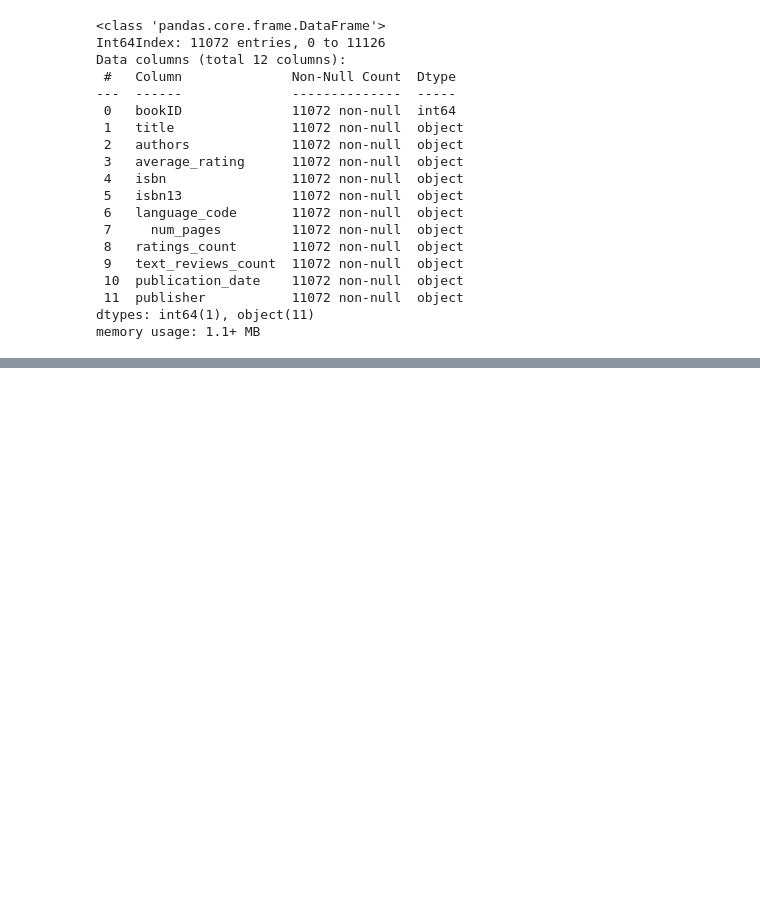
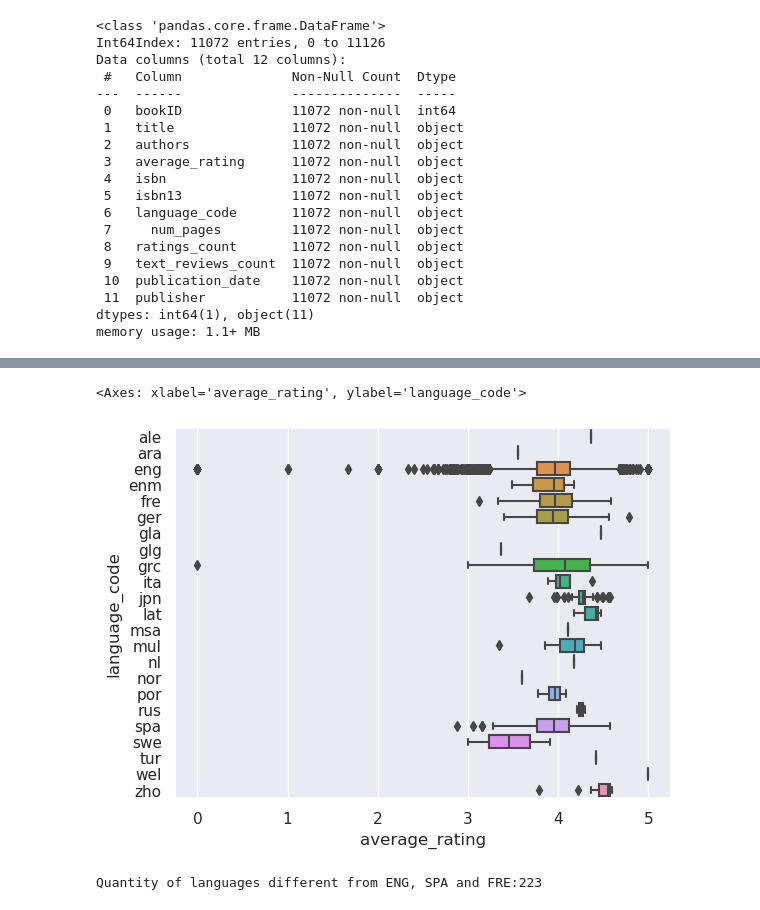
Before and after one commit to rhowsane/viet-goodreads, a Jupyter notebook: goodreads_ratings.ipynb, the cells around one changed output, grey strips where cells are left out. Cells and saved outputs as stored; diff of their text form; code cells hidden in the pictures; blank space fills up the shorter version.

```diff
--- a/goodreads_ratings.ipynb
+++ b/goodreads_ratings.ipynb
@@ -93,0 +125,3 @@ df.tail(5)
+# %%
+df_formatted["language_code"] = df_formatted["language_code"].replace(to_replace=["en-GB", "en-CA"], value="eng")
+df_formatted.head()
@@ -93,0 +135,10 @@ df.tail(5)
+# %%
+sns.boxplot(data = df_formatted, x = "average_rating", y= "language_code")
+# %% [output]
+<Axes: xlabel='average_rating', ylabel='language_code'>
+[figure, added]
+# %%
+print(f'Quantity of languages different from ENG, SPA and FRE:{((df_formatted["language_code"].str.lower()!="eng")&(df_formatted["language_code"].str.lower()!="spa")&(df_formatted["language_code"].str.lower()!="fre")).sum()}')
+df_formatted["language_code"] = df_formatted["language_code"].map(lambda x: x.lower() if x.lower() in ["eng", "spa", "fre"] else "other")
+# %% [output]
+Quantity of languages different from ENG, SPA and FRE:223
```
Also changed, not shown: parts of 27 cells of this notebook.
